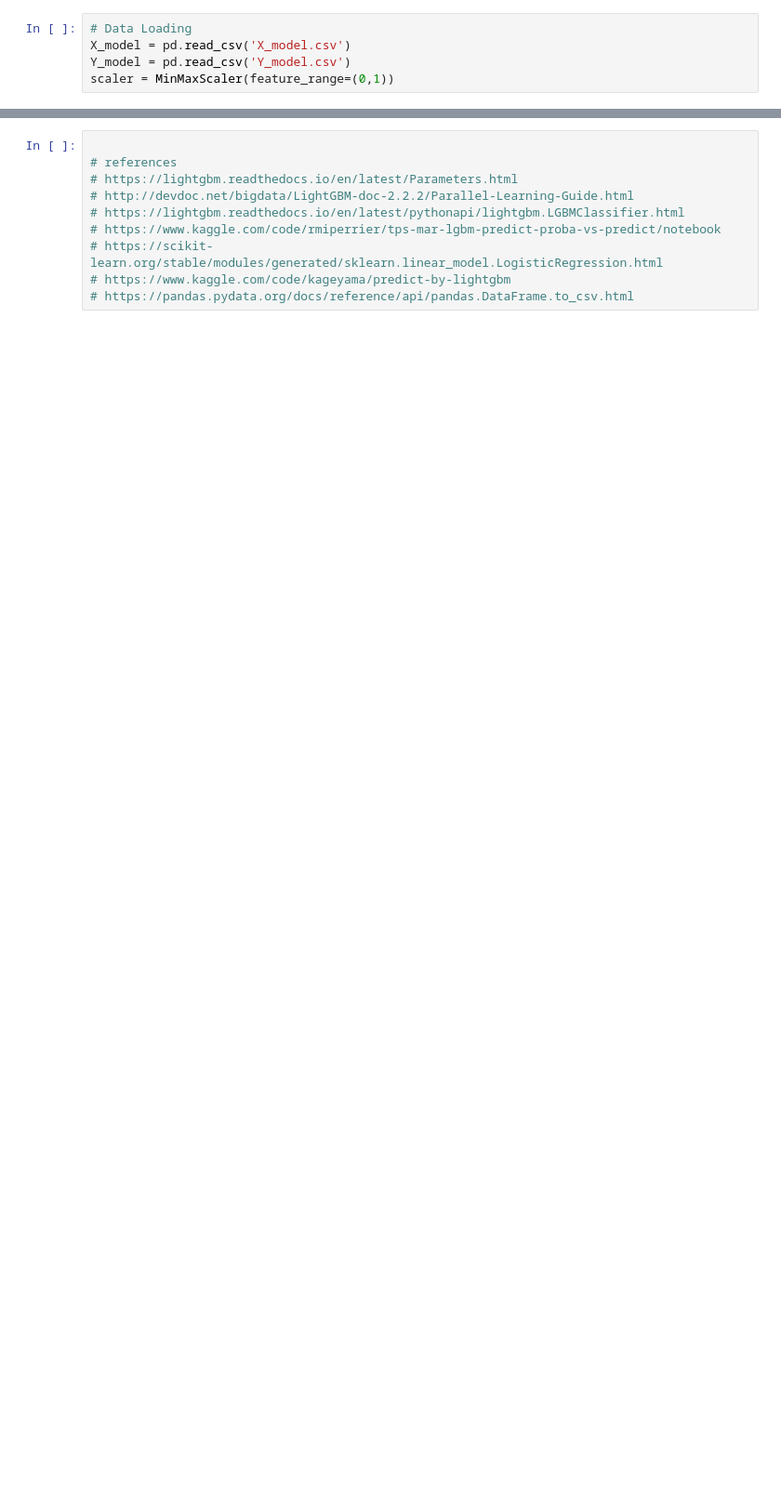
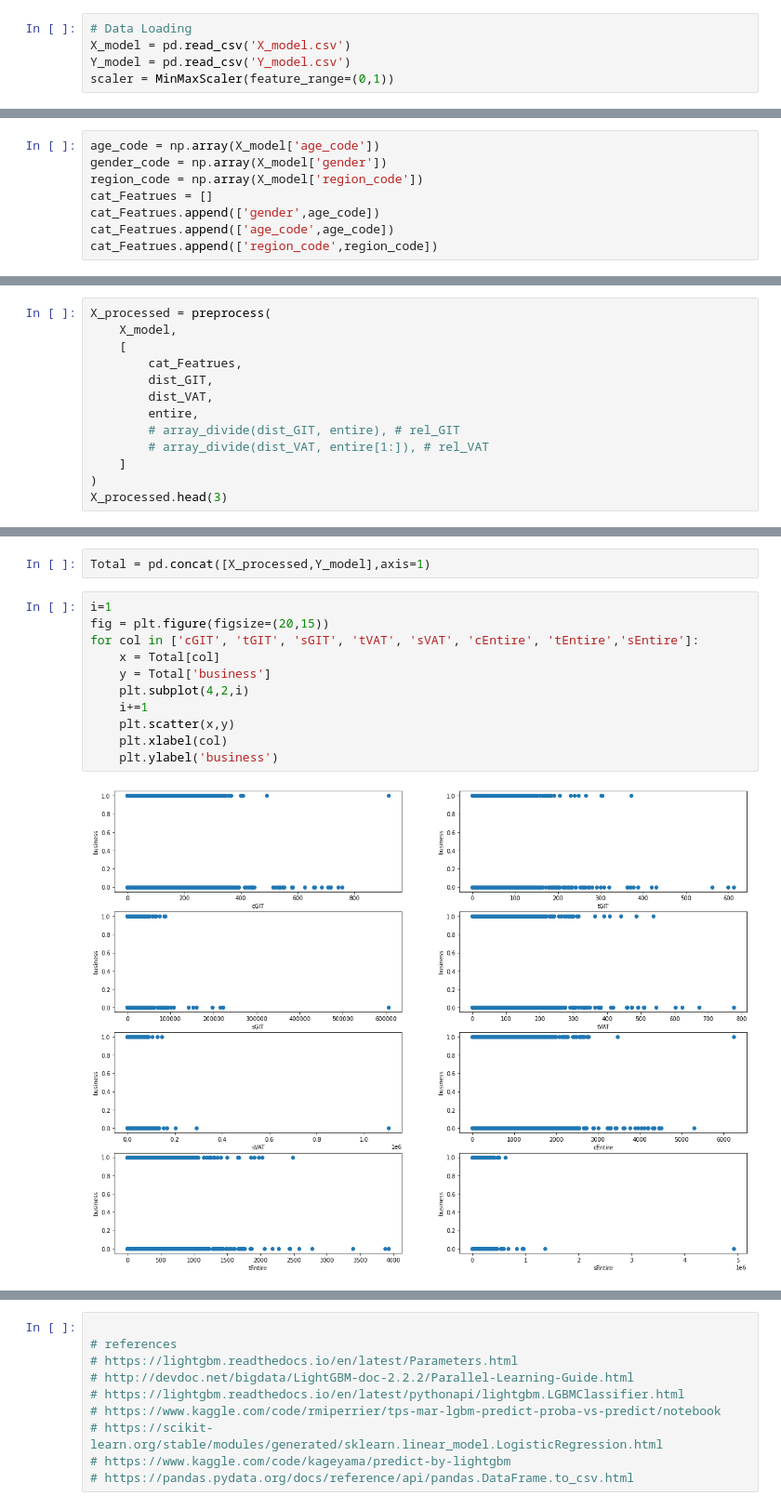
Before and after one commit to 01Joseph-Hwang10/data-science-contest-2022, a Jupyter notebook: TaewookHam/XGBoost.ipynb, the cells around one changed output, grey strips where cells are left out. Shown: that part at 93% size. Cells and saved outputs as stored; diff of their text form; blank space fills up the shorter version.

```diff
--- a/TaewookHam/XGBoost.ipynb
+++ b/TaewookHam/XGBoost.ipynb
@@ -135,0 +122,8 @@ X_processed = preprocess(
+# %%
+age_code = np.array(X_model['age_code'])
+gender_code = np.array(X_model['gender'])
+region_code = np.array(X_model['region_code'])
+cat_Featrues = []
+cat_Featrues.append(['gender',age_code])
+cat_Featrues.append(['age_code',age_code])
+cat_Featrues.append(['region_code',region_code])
@@ -135,0 +134,13 @@ X_processed = preprocess(
+# %%
+X_processed = preprocess(
+    X_model,
+    [
+        cat_Featrues,
+        dist_GIT,
+        dist_VAT,
+        entire,
+        # array_divide(dist_GIT, entire), # rel_GIT
+        # array_divide(dist_VAT, entire[1:]), # rel_VAT
+    ]
+)
+X_processed.head(3)
@@ -135,0 +152,15 @@ X_processed = preprocess(
+# %%
+Total = pd.concat([X_processed,Y_model],axis=1)
+# %%
+i=1
+fig = plt.figure(figsize=(20,15))
+for col in ['cGIT', 'tGIT', 'sGIT', 'tVAT', 'sVAT', 'cEntire', 'tEntire','sEntire']:
+    x = Total[col]
+    y = Total['business']
+    plt.subplot(4,2,i)
+    i+=1
+    plt.scatter(x,y)
+    plt.xlabel(col)
+    plt.ylabel('business')
+# %% [output]
+[figure, added]
```
Also changed, not shown: parts of 22 cells of this notebook.
